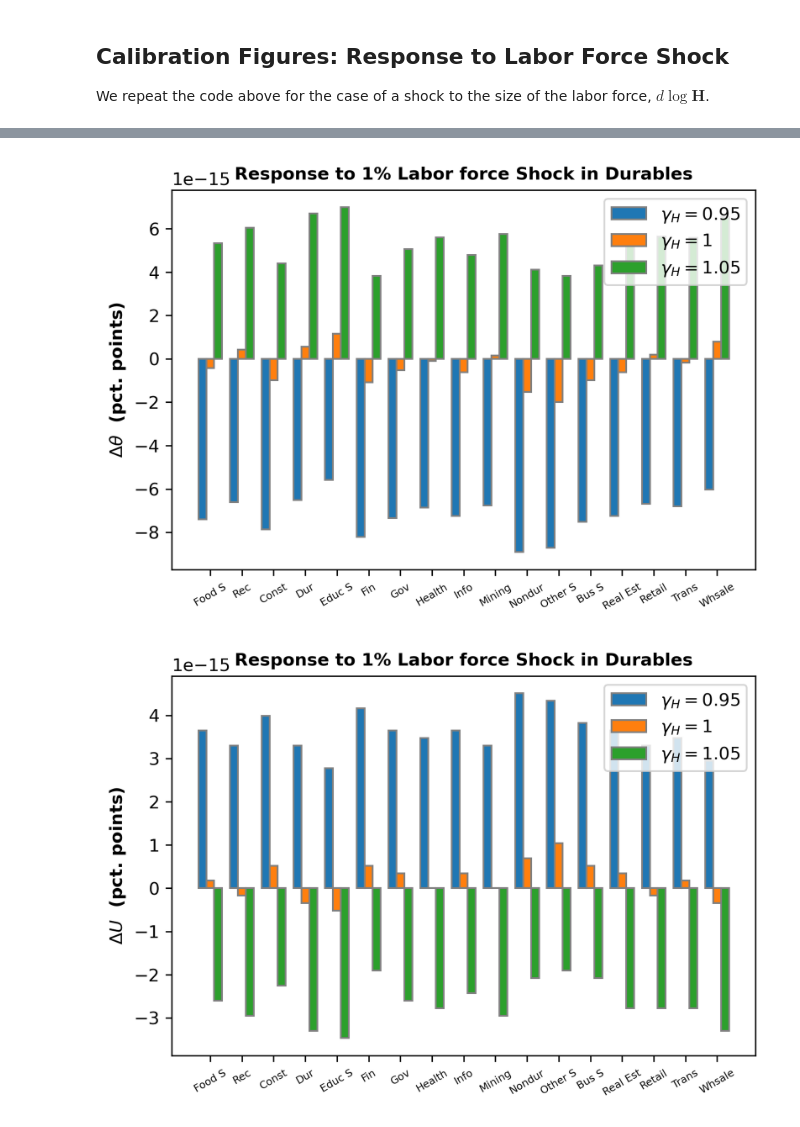
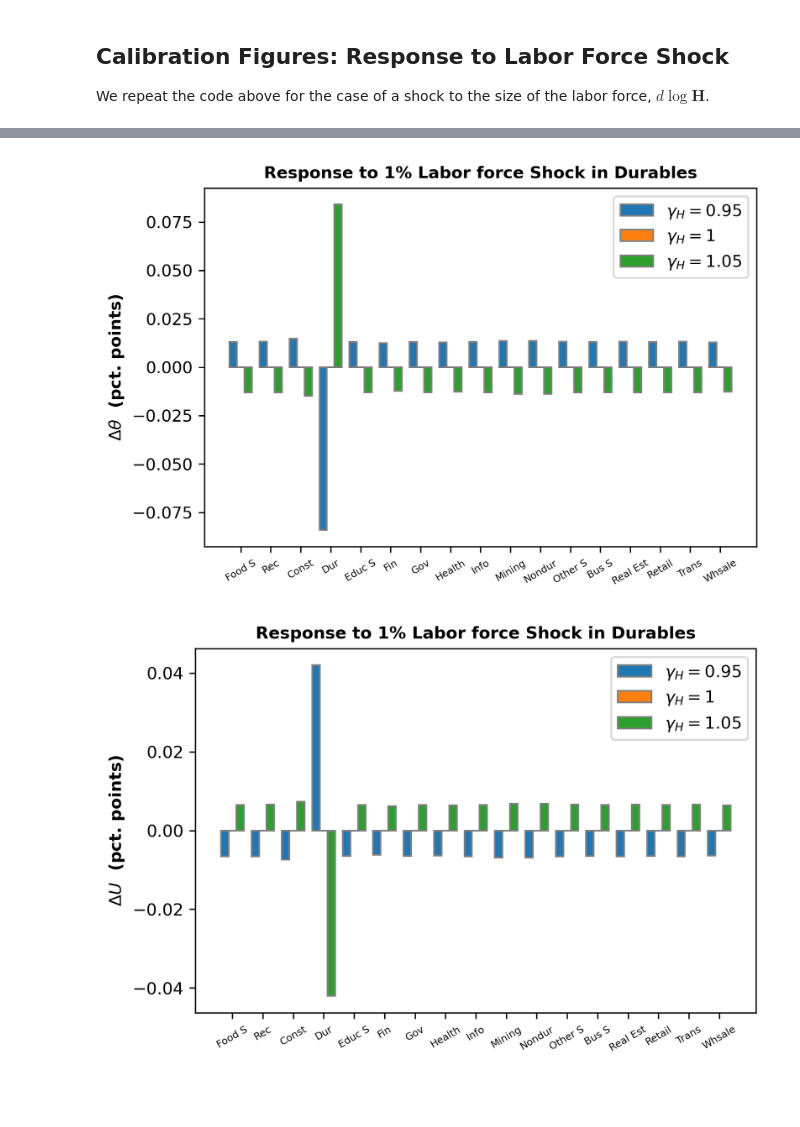
Before and after one commit to hs97/UnemploymentNetwork, a Jupyter notebook: new_code/calib2_one_occupation_per_sector.ipynb, the cells around one changed output, grey strips where cells are left out. Cells and saved outputs as stored; diff of their text form; code cells hidden in the pictures; blank space fills up the shorter version.

```diff
--- a/new_code/calib2_one_occupation_per_sector.ipynb
+++ b/new_code/calib2_one_occupation_per_sector.ipynb
@@ -16,7 +16,7 @@ dfLshare = pd.read_csv(data_dir + 'labor_share.csv')
 dfLabor_market_yearly= pd.read_csv(data_dir + 'labor_market_yearly.csv')
 dfLabor_market_yearly = dfLabor_market_yearly.sort_values(by=['year', 'BEA_sector'])
 dfLabor_market_yearly = dfLabor_market_yearly.dropna(axis=0)
-dfLabor_market_yearly = dfLabor_market_yearly[dfLabor_market_yearly['year'] == 2005]
+dfLabor_market_yearly = dfLabor_market_yearly[dfLabor_market_yearly['year'] == 2007]
 # reformatting parameters
 Omega = np.array(dfA.iloc[:, 1:], dtype='float64')
 Psi = np.linalg.inv(np.eye(Omega.shape[0])-Omega)
@@ -300,12 +300,12 @@ save_path = '../output/figures/durables_HshockT_17occ.png'
 labels = ['$\gamma_{H} = 0.95$','$\gamma_{H} = 1$','$\gamma_{H} = 1.05$']
 bar_plot(100*occT_vec, occupation_names, title, xlab, ylab, labels, save_path, rotation=30, fontsize=10, barWidth = 0.25, dpi=300)
 # %% [output]
-[figure, old version]
+[figure, new version]
 # %%
 xlab = ''
 ylab = '$\Delta U$  (pct. points)'
-save_path = '../output/figures/durables_AshockU_occ17.png'
+save_path = '../output/figures/durables_HshockU_17occ.png'
 labels = ['$\gamma_{H} = 0.95$','$\gamma_{H} = 1$','$\gamma_{H} = 1.05$']
 bar_plot(100*occU_vec, occupation_names, title, xlab, ylab, labels, save_path, rotation=30, fontsize=10, barWidth = 0.25, dpi=300)
 # %% [output]
-[figure, old version]
+[figure, new version]
```
Also changed, not shown: parts of 8 cells of this notebook, 21 other files.
